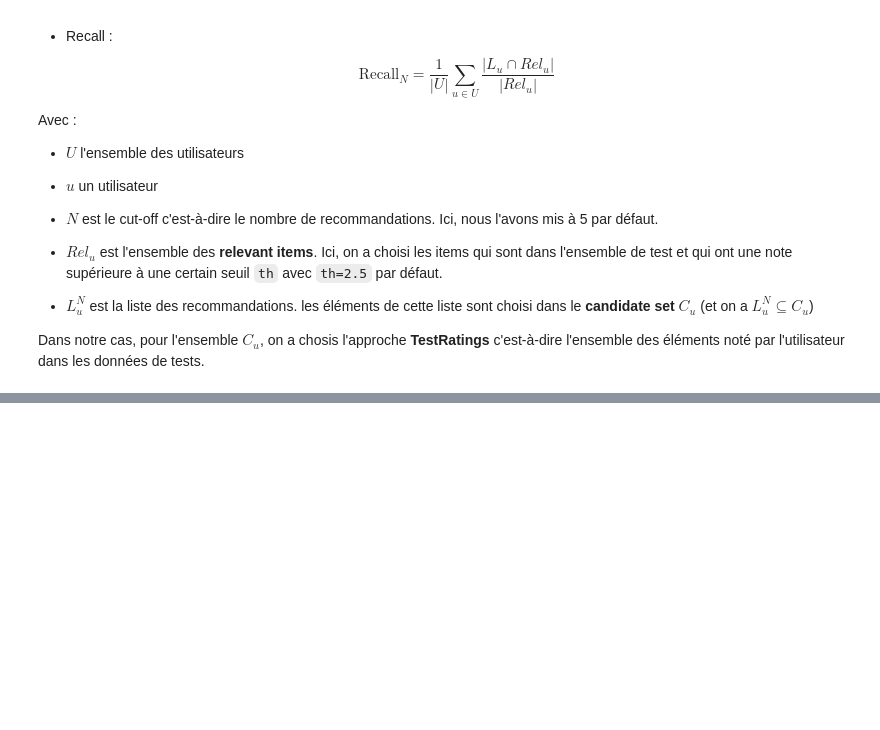
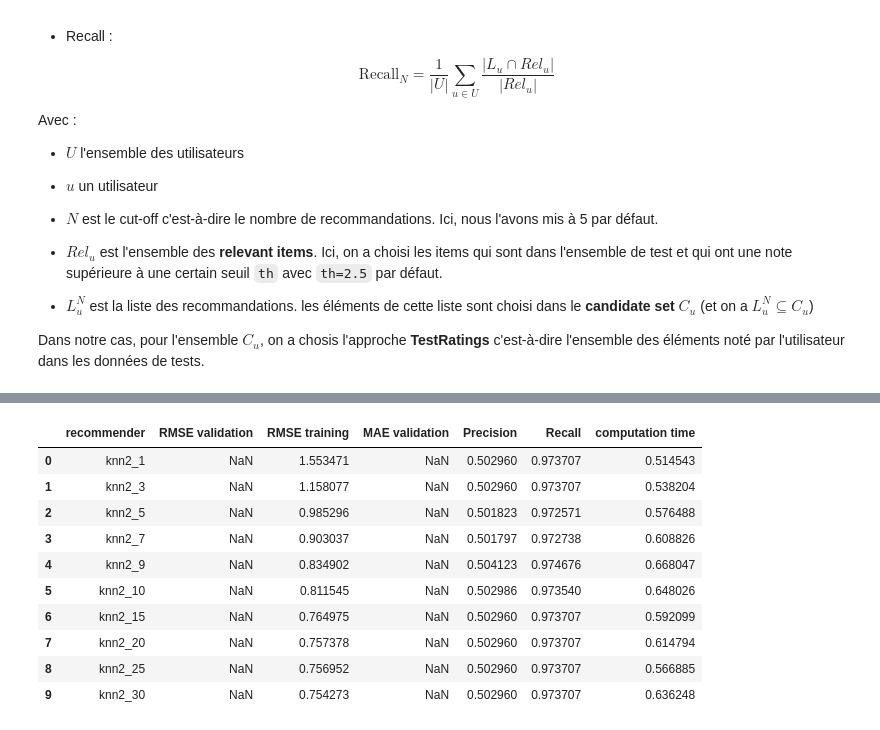
Before and after one commit to tommy-21/recommendation-systems, a Jupyter notebook: mine/compare.ipynb, the cells around one changed output, grey strips where cells are left out. Cells and saved outputs as stored; diff of their text form; code cells hidden in the pictures; blank space fills up the shorter version.

```diff
--- a/mine/compare.ipynb
+++ b/mine/compare.ipynb
@@ -236,3 +255,17 @@ Dans notre cas, pour l'ensemble $C_u$, on a chosis l'approche **TestRatings** c'
+# %%
+quantitative_comparison_v2(RMSE, M[:, 1:], recommenders_ib_knn, prop=0.7, nrep=4)
+# %% [output]
+|  | recommender | RMSE validation | RMSE training | MAE validation | Precision | Recall | computation time |
+| 0 | knn2_1 | NaN | 1.553471 | NaN | 0.502960 | 0.973707 | 0.514543 |
+| 1 | knn2_3 | NaN | 1.158077 | NaN | 0.502960 | 0.973707 | 0.538204 |
+| 2 | knn2_5 | NaN | 0.985296 | NaN | 0.501823 | 0.972571 | 0.576488 |
+| 3 | knn2_7 | NaN | 0.903037 | NaN | 0.501797 | 0.972738 | 0.608826 |
+| 4 | knn2_9 | NaN | 0.834902 | NaN | 0.504123 | 0.974676 | 0.668047 |
+| 5 | knn2_10 | NaN | 0.811545 | NaN | 0.502986 | 0.973540 | 0.648026 |
+| 6 | knn2_15 | NaN | 0.764975 | NaN | 0.502960 | 0.973707 | 0.592099 |
+| 7 | knn2_20 | NaN | 0.757378 | NaN | 0.502960 | 0.973707 | 0.614794 |
+| 8 | knn2_25 | NaN | 0.756952 | NaN | 0.502960 | 0.973707 | 0.566885 |
+| 9 | knn2_30 | NaN | 0.754273 | NaN | 0.502960 | 0.973707 | 0.636248 |
 # %%
 quantitative_comparison_v2(RMSE, M, recommenders_svd, prop=0.7, nrep=4)
 # %% [output]
```
Also changed, not shown: parts of 5 cells of this notebook, 1 other file.
